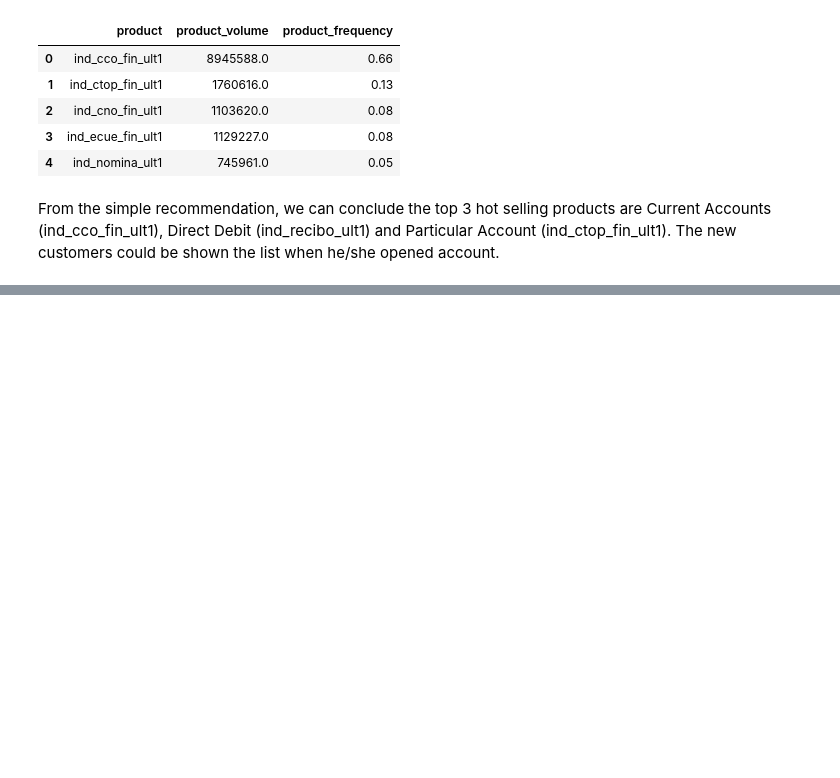
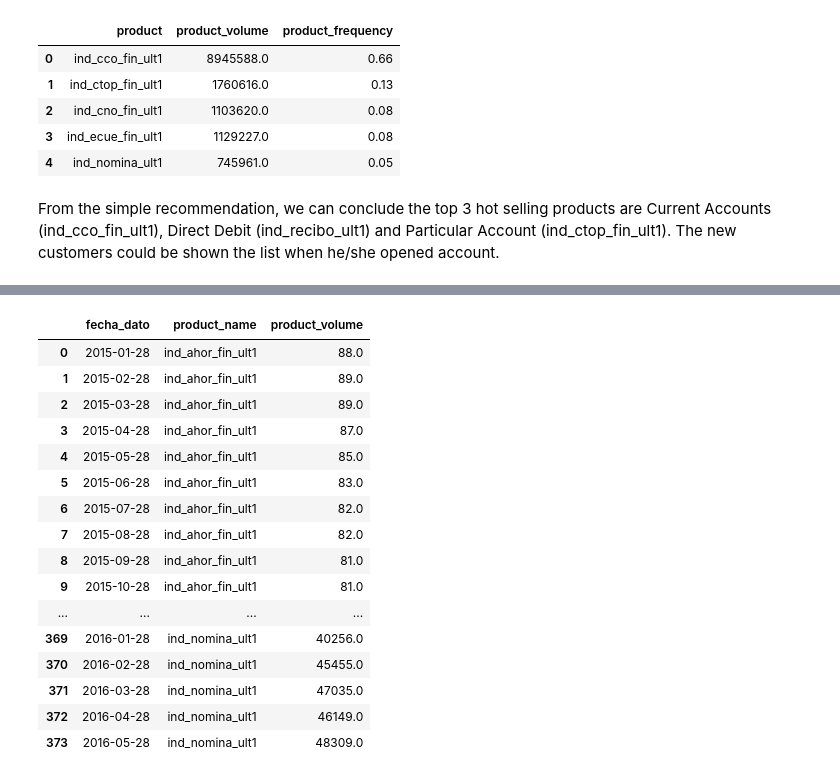
Before and after one commit to Suryasadasivam/Santander_product_recommendation_system, a Jupyter notebook: Exploratory_Data_Analysis.ipynb, the cells around one changed output, grey strips where cells are left out. Cells and saved outputs as stored; diff of their text form; code cells hidden in the pictures; blank space fills up the shorter version.

```diff
--- a/Exploratory_Data_Analysis.ipynb
+++ b/Exploratory_Data_Analysis.ipynb
@@ -426,0 +429,5 @@ From the simple recommendation, we can conclude the top 3 hot selling products a
+# %%
+from math import exp
+
+popular_time = data_pop.iloc[:,[0,1,24,25,26,27,28,29,30,31,32,33,34,35,36,37,38,39,40,41,42,43,44,45]]
+popular_time['fecha_dato']=pd.to_datetime(popular_time['fecha_dato'])
@@ -426,0 +470,20 @@ From the simple recommendation, we can conclude the top 3 hot selling products a
+# %%
+popular_time_group
+# %% [output]
+|  | fecha_dato | product_name | product_volume |
+| 0 | 2015-01-28 | ind_ahor_fin_ult1 | 88.0 |
+| 1 | 2015-02-28 | ind_ahor_fin_ult1 | 89.0 |
+| 2 | 2015-03-28 | ind_ahor_fin_ult1 | 89.0 |
+| 3 | 2015-04-28 | ind_ahor_fin_ult1 | 87.0 |
+| 4 | 2015-05-28 | ind_ahor_fin_ult1 | 85.0 |
+| 5 | 2015-06-28 | ind_ahor_fin_ult1 | 83.0 |
+| 6 | 2015-07-28 | ind_ahor_fin_ult1 | 82.0 |
+| 7 | 2015-08-28 | ind_ahor_fin_ult1 | 82.0 |
+| 8 | 2015-09-28 | ind_ahor_fin_ult1 | 81.0 |
+| 9 | 2015-10-28 | ind_ahor_fin_ult1 | 81.0 |
+| ... | ... | ... | ... |
+| 369 | 2016-01-28 | ind_nomina_ult1 | 40256.0 |
+| 370 | 2016-02-28 | ind_nomina_ult1 | 45455.0 |
+| 371 | 2016-03-28 | ind_nomina_ult1 | 47035.0 |
+| 372 | 2016-04-28 | ind_nomina_ult1 | 46149.0 |
+| 373 | 2016-05-28 | ind_nomina_ult1 | 48309.0 |
```
Also changed, not shown: parts of 16 cells of this notebook.
